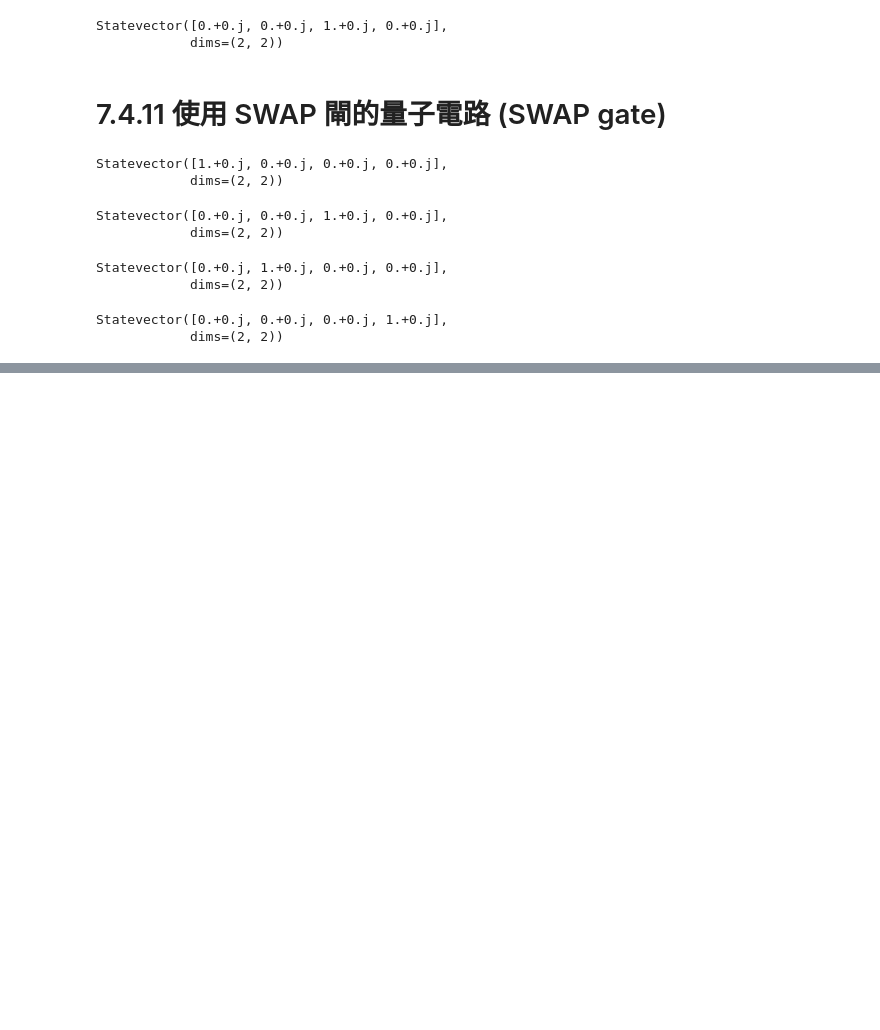
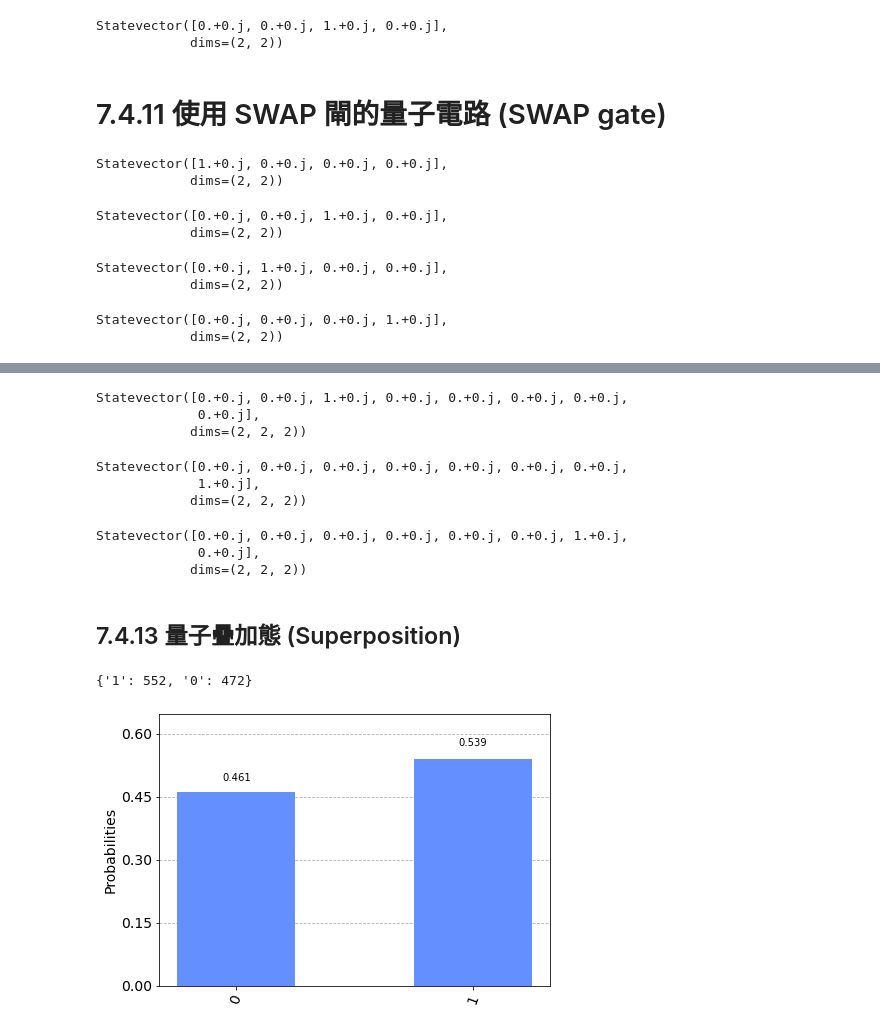
Before and after one commit to sary357/quantum-computing-practice, a Jupyter notebook: ch7/2.practice_gates.ipynb, the cells around one changed output, grey strips where cells are left out. Saved outputs shown, nothing was run; the diff lists cells and outputs as text; code cells hidden in the pictures; blank space fills up the shorter version.

```diff
--- a/ch7/2.practice_gates.ipynb
+++ b/ch7/2.practice_gates.ipynb
@@ -353,0 +387,71 @@ Statevector([0.+0.j, 0.+0.j, 0.+0.j, 1.+0.j],
+# %%
+# |010> -> |010>
+q = QuantumRegister(3)
+circuit=QuantumCircuit(q)
+circuit.x(q[1])
+circuit.ccx(q[2], q[1], q[0])
+circuit.draw()
+simulator=Aer.get_backend('statevector_simulator')
+job=execute(circuit, simulator)
+result=job.result()
+statevector=result.get_statevector()
+print(statevector)
+# %% [output]
+Statevector([0.+0.j, 0.+0.j, 1.+0.j, 0.+0.j, 0.+0.j, 0.+0.j, 0.+0.j,
+             0.+0.j],
+            dims=(2, 2, 2))
+# %%
+# |110> -> |111>
+q = QuantumRegister(3)
+circuit=QuantumCircuit(q)
+circuit.x(q[2])
+circuit.x(q[1])
+circuit.ccx(q[2], q[1], q[0])
+circuit.draw()
+simulator=Aer.get_backend('statevector_simulator')
+job=execute(circuit, simulator)
+result=job.result()
+statevector=result.get_statevector()
+print(statevector)
+# %% [output]
+Statevector([0.+0.j, 0.+0.j, 0.+0.j, 0.+0.j, 0.+0.j, 0.+0.j, 0.+0.j,
+             1.+0.j],
+            dims=(2, 2, 2))
+# %%
+# |111> -> |110>
+q = QuantumRegister(3)
+circuit=QuantumCircuit(q)
+circuit.x(q[2])
+circuit.x(q[1])
+circuit.x(q[0])
+circuit.ccx(q[2], q[1], q[0])
+circuit.draw()
+simulator=Aer.get_backend('statevector_simulator')
+job=execute(circuit, simulator)
+result=job.result()
+statevector=result.get_statevector()
+print(statevector)
+# %% [output]
+Statevector([0.+0.j, 0.+0.j, 0.+0.j, 0.+0.j, 0.+0.j, 0.+0.j, 1.+0.j,
+             0.+0.j],
+            dims=(2, 2, 2))
+# %% [markdown]
+## 7.4.13 量子疊加態 (Superposition)
+# %%
+q = QuantumRegister(1)
+c=ClassicalRegister(1) # 1 bit Classical Register
+circuit=QuantumCircuit(q, c)
+circuit.h(q[0])
+circuit.measure(q, c) # quantum measure
+circuit.draw()
+simulator=Aer.get_backend('qasm_simulator') # use QASM simulator
+job=execute(circuit, simulator)
+result=job.result()
+counts = result.get_counts()
+print(counts)
+# %% [output]
+{'1': 552, '0': 472}
+# %%
+plot_histogram(counts)
+# %% [output]
+[figure, added]
```
Also changed, not shown: parts of 22 cells of this notebook, 3 other files.
